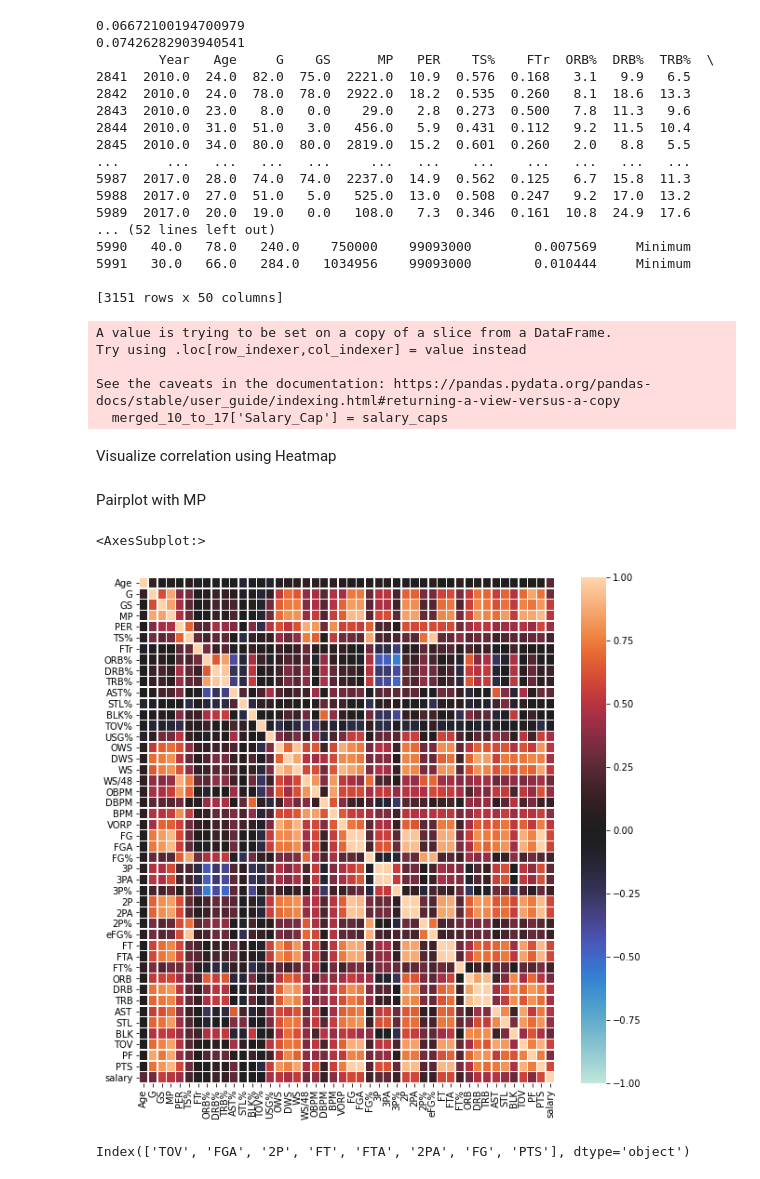
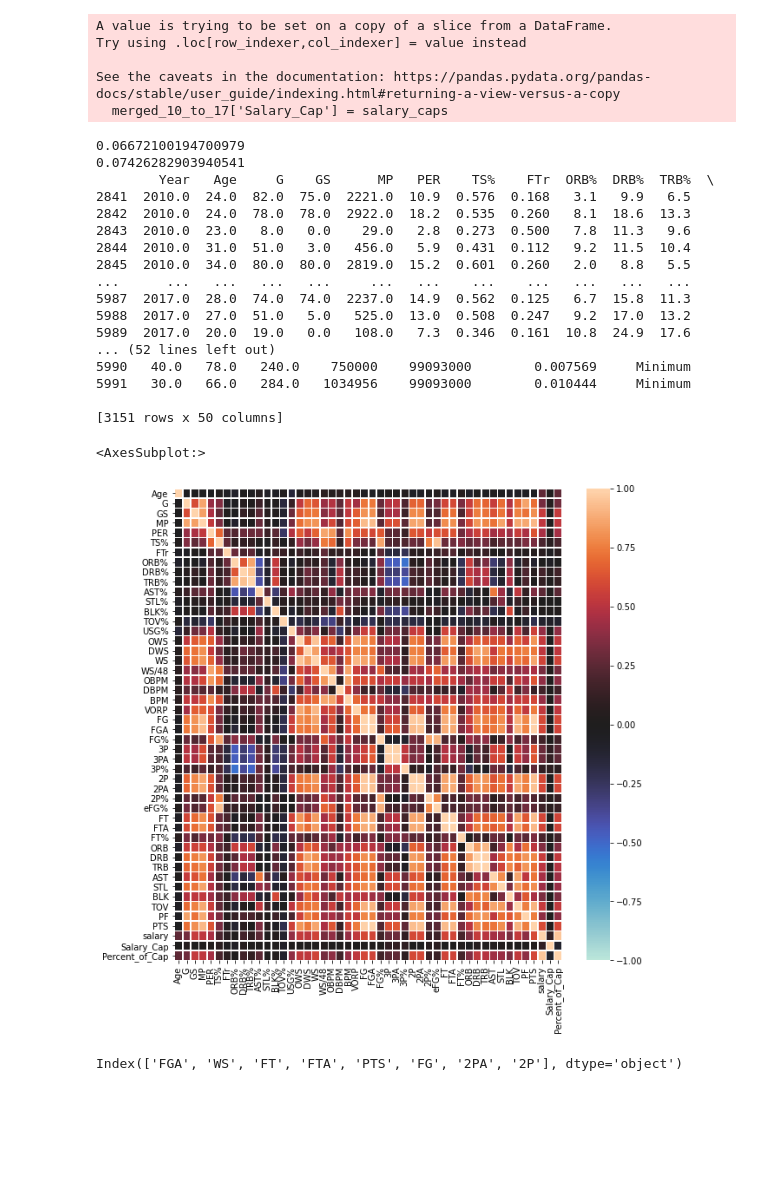
Before and after one commit to ben983593140/171-final-project, a Jupyter notebook: project.ipynb, the cells around one changed output. Saved outputs shown, nothing was run; the diff lists cells and outputs as text; code cells hidden in the pictures; blank space fills up the shorter version.

```diff
--- a/project.ipynb
+++ b/project.ipynb
@@ -188,64 +188,56 @@ print(cap_std)
 # print("std6 to std7", ((cap_mean + 6*cap_std <= cap_data) & (cap_data < cap_mean + 7*cap_std)).sum())
 
 data.loc[(cap_mean - cap_std <= data['Percent_of_Cap'] ) & (data['Percent_of_Cap']  < cap_mean), 'Salary_Type'] = 'Minimum'
-data.loc[(cap_mean <= data['Percent_of_Cap'] ) & (data['Percent_of_Cap']  < cap_mean + cap_std), 'Salary_Type'] = 'Mid-Level'
-data.loc[(cap_mean + cap_std <= data['Percent_of_Cap'] ) & (data['Percent_of_Cap']  < cap_mean + 2*cap_std), 'Salary_Type'] = 'Standard'
-data.loc[(cap_mean + 2*cap_std <= data['Percent_of_Cap'] ) & (data['Percent_of_Cap']  < cap_mean + 3*cap_std), 'Salary_Type'] = 'Max'
-data.loc[(cap_mean + 3*cap_std <= data['Percent_of_Cap'] ) & (data['Percent_of_Cap']  < cap_mean + 4*cap_std), 'Salary_Type'] = 'SuperMax'
-data.loc[(cap_mean + 4*cap_std <= data['Percent_of_Cap'] ) & (data['Percent_of_Cap']  < cap_mean + 5*cap_std), 'Salary_Type'] = 'SuperSuperMax'
+data.loc[(cap_mean <= data['Percent_of_Cap'] ) & (data['Percent_of_Cap']  < cap_mean + 2*cap_std), 'Salary_Type'] = 'Standard'
+data.loc[(cap_mean + 2*cap_std <= data['Percent_of_Cap'] ), 'Salary_Type'] = 'Max'
+
 
 print(data)
 # %% [output]
-0.06672100194700979
-0.07426282903940541
-        Year   Age     G    GS      MP   PER    TS%    FTr  ORB%  DRB%  TRB%  \
-2841  2010.0  24.0  82.0  75.0  2221.0  10.9  0.576  0.168   3.1   9.9   6.5
-2842  2010.0  24.0  78.0  78.0  2922.0  18.2  0.535  0.260   8.1  18.6  13.3
-2843  2010.0  23.0   8.0   0.0    29.0   2.8  0.273  0.500   7.8  11.3   9.6
-2844  2010.0  31.0  51.0   3.0   456.0   5.9  0.431  0.112   9.2  11.5  10.4
-2845  2010.0  34.0  80.0  80.0  2819.0  15.2  0.601  0.260   2.0   8.8   5.5
-...      ...   ...   ...   ...     ...   ...    ...    ...   ...   ...   ...
-5987  2017.0  28.0  74.0  74.0  2237.0  14.9  0.562  0.125   6.7  15.8  11.3
-5988  2017.0  27.0  51.0   5.0   525.0  13.0  0.508  0.247   9.2  17.0  13.2
-5989  2017.0  20.0  19.0   0.0   108.0   7.3  0.346  0.161  10.8  24.9  17.6
-... (52 lines left out)
-5990   40.0   78.0   240.0    750000    99093000        0.007569     Minimum
-5991   30.0   66.0   284.0   1034956    99093000        0.010444     Minimum
+A value is trying to be set on a copy of a slice from a DataFrame.
+Try using .loc[row_indexer,col_indexer] = value instead
 
-[3151 rows x 50 columns]
+See the caveats in the documentation: https://pandas.pydata.org/pandas-docs/stable/user_guide/indexing.html#returning-a-view-versus-a-copy
+  merged_10_to_17['Salary_Cap'] = salary_caps
-A value is trying to be set on a copy of a slice from a DataFrame.
-Try using .loc[row_indexer,col_indexer] = value instead
+0.06672100194700979
+0.07426282903940541
+        Year   Age     G    GS      MP   PER    TS%    FTr  ORB%  DRB%  TRB%  \
+2841  2010.0  24.0  82.0  75.0  2221.0  10.9  0.576  0.168   3.1   9.9   6.5
+2842  2010.0  24.0  78.0  78.0  2922.0  18.2  0.535  0.260   8.1  18.6  13.3
+2843  2010.0  23.0   8.0   0.0    29.0   2.8  0.273  0.500   7.8  11.3   9.6
+2844  2010.0  31.0  51.0   3.0   456.0   5.9  0.431  0.112   9.2  11.5  10.4
+2845  2010.0  34.0  80.0  80.0  2819.0  15.2  0.601  0.260   2.0   8.8   5.5
+...      ...   ...   ...   ...     ...   ...    ...    ...   ...   ...   ...
+5987  2017.0  28.0  74.0  74.0  2237.0  14.9  0.562  0.125   6.7  15.8  11.3
+5988  2017.0  27.0  51.0   5.0   525.0  13.0  0.508  0.247   9.2  17.0  13.2
+5989  2017.0  20.0  19.0   0.0   108.0   7.3  0.346  0.161  10.8  24.9  17.6
+... (52 lines left out)
+5990   40.0   78.0   240.0    750000    99093000        0.007569     Minimum
+5991   30.0   66.0   284.0   1034956    99093000        0.010444     Minimum
 
-See the caveats in the documentation: https://pandas.pydata.org/pandas-docs/stable/user_guide/indexing.html#returning-a-view-versus-a-copy
-  merged_10_to_17['Salary_Cap'] = salary_caps
+[3151 rows x 50 columns]
-# %% [markdown]
-Visualize correlation using Heatmap
-# %% [markdown]
-Pairplot with MP
 # %%
-# Filter out some outliers in order to make better predictions
-data = merged_00_to_17[merged_00_to_17['Year'] == TRAINING_YEAR]
 data = data.drop(['Year'], axis=1)
 # heatmap for correlation
 fig, ax = plt.subplots(figsize=(10, 10))
 
 sb.heatmap(data.corr(), vmin=-1, vmax=1, center= 0, linewidths=.5, xticklabels=True, yticklabels=True)
 
 # # Max is usually calculated by Q3 + 1.5 * IQR, where IQR = Q3 - Q1
 # q3, q1 = np.quantile(data['salary'], [0.75, 0.25])
 # local_max = q3 + 1.5 * (q3 - q1)
 # print(local_max)
 # data = data.reset_index(drop=True)
 # sb.boxplot(data['salary'])
 
 # # Get rid of outliers
 # data = data[data['salary'] <= local_max]
 # %% [output]
 <AxesSubplot:>
-[figure, old version]
+[figure, new version]
 # %%
 # Only need the salary column, and take out the correlation with salary itself
-correlation = abs(data.corr()['salary'][:-1])
+correlation = abs(data.corr()['Percent_of_Cap'][:-3])
 
 # Get the sorted index of correlation
 attribute_rank = np.argsort(correlation)
@@ -254,9 +246,9 @@ attribute_rank = np.argsort(correlation)
 relevant_attributes = attribute_rank.index[attribute_rank[-ATTRIBUTE_SIZE:]]
 print(relevant_attributes)
 
-df_salary = data.copy()
+df_salary_type = data.copy()
 # df_salary = pd.DataFrame(preprocessing.OrdinalEncoder().fit_transform(df_salary), columns=df_salary.columns)
 # # OrdinalEncoder will skip numerical values. LabelEncoder also works as they share the same functionality.
 # display(df_salary[relevant_attributes])
 # %% [output]
-Index(['TOV', 'FGA', '2P', 'FT', 'FTA', '2PA', 'FG', 'PTS'], dtype='object')
+Index(['FGA', 'WS', 'FT', 'FTA', 'PTS', 'FG', '2PA', '2P'], dtype='object')
```
Also changed, not shown: parts of 7 cells of this notebook.
